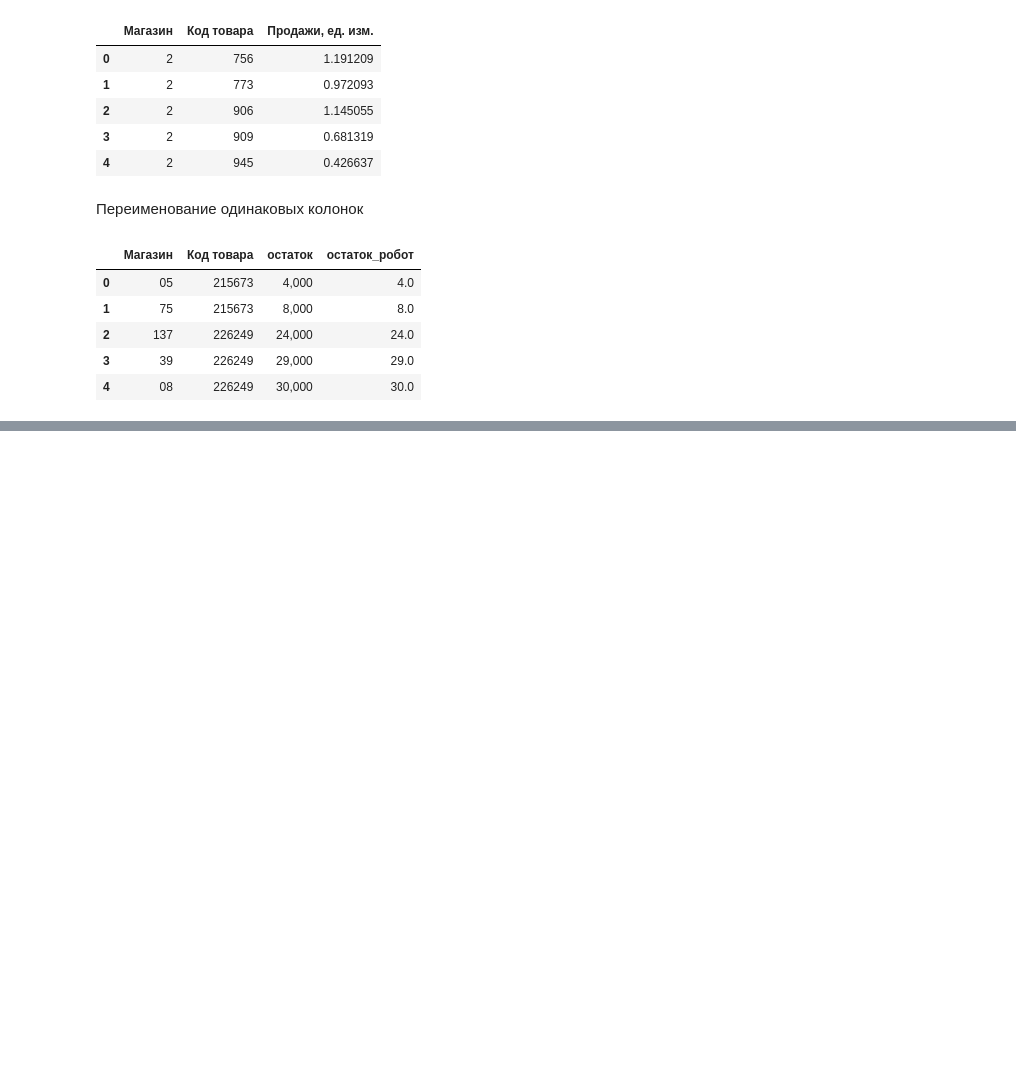
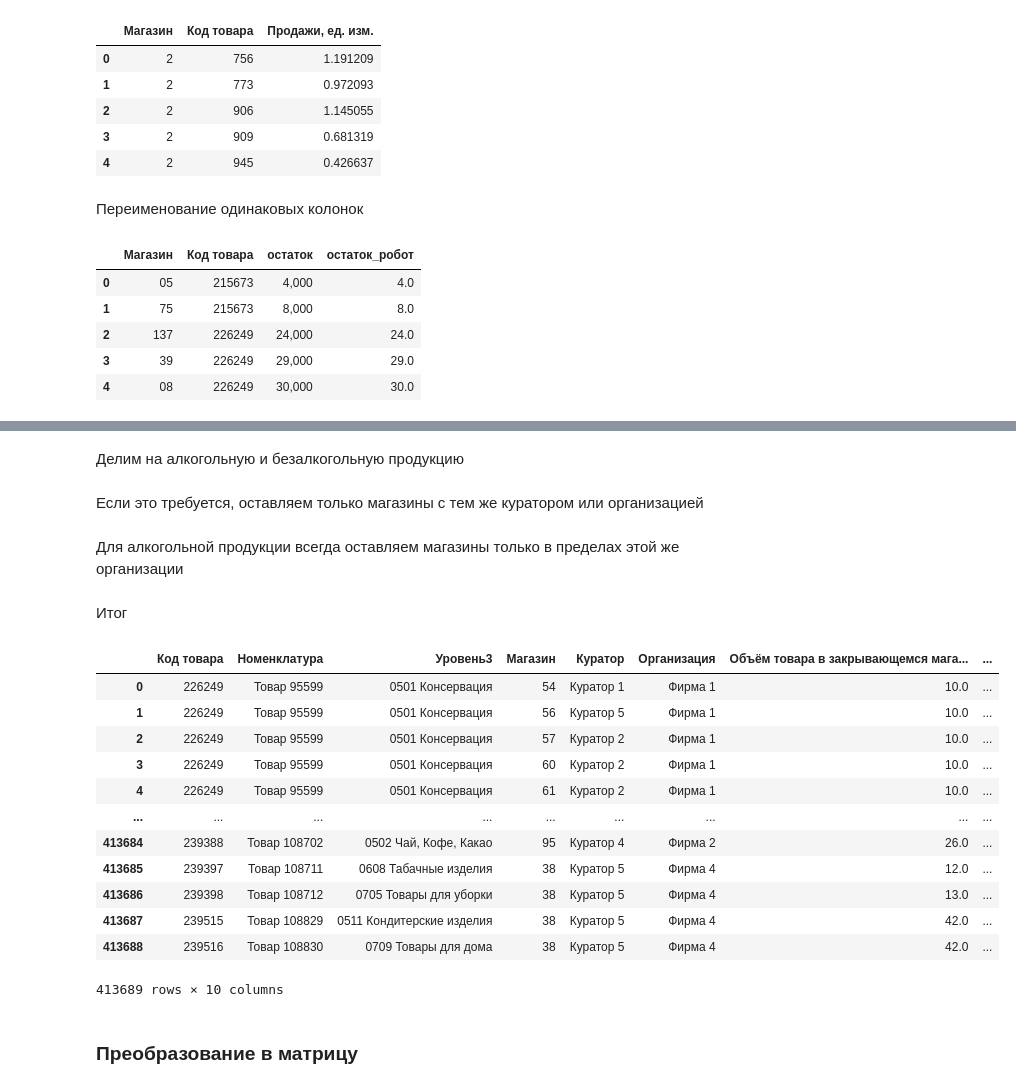
Before and after one commit to Rodeffs/Bachelor_Diploma_Project, a Jupyter notebook: swarm_intelligence_distribution.ipynb, the cells around one changed output, grey strips where cells are left out. Saved outputs shown, nothing was run; the diff lists cells and outputs as text; code cells hidden in the pictures; blank space fills up the shorter version.

```diff
--- a/swarm_intelligence_distribution.ipynb
+++ b/swarm_intelligence_distribution.ipynb
@@ -143,0 +205,3 @@ leftovers.head()
+# %%
+items = items.merge(sales, left_on=[col_item, col_store], right_on=[col_item, col_store]).filter(items=[col_item, "Номенклатура", "Уровень3", col_store, "Куратор", "Организация", col_vol, col_sales])
+items.head()
@@ -143,0 +242,4 @@ leftovers.head()
+# %%
+items = items.merge(leftovers, left_on=[col_item, col_store], right_on=[col_item, col_store]).filter(items=[col_item, "Номенклатура", "Уровень3", col_store, "Куратор", "Организация", col_vol, col_sales, col_maxcap, "остаток_робот"])
+items = items.rename(columns={"остаток_робот" : col_remain})
+items.head()
@@ -143,0 +253,36 @@ leftovers.head()
+# %% [markdown]
+Делим на алкогольную и безалкогольную продукцию
+# %%
+alcohol_items = None
+
+if separate_alcohol:
+    alcohol_items = items[
+        (items["Уровень3"] == "0601 Напитки безалкогольные") |
+        (items["Уровень3"] == "0602 Водка и Настойки") |
+        (items["Уровень3"] == "0603 Крепкие спиртные напитки") |
+        (items["Уровень3"] == "0604 Игристые вина") |
+        (items["Уровень3"] == "0605 Вермут") |
+        (items["Уровень3"] == "0606 Вино") |
+        (items["Уровень3"] == "0607 Слабоалкогольные напитки")]
+
+    items = items[
+        (items["Уровень3"] != "0601 Напитки безалкогольные") &
+        (items["Уровень3"] != "0602 Водка и Настойки") &
+        (items["Уровень3"] != "0603 Крепкие спиртные напитки") &
+        (items["Уровень3"] != "0604 Игристые вина") &
+        (items["Уровень3"] != "0605 Вермут") &
+        (items["Уровень3"] != "0606 Вино") &
+        (items["Уровень3"] != "0607 Слабоалкогольные напитки")]
+# %% [markdown]
+Если это требуется, оставляем только магазины с тем же куратором или организацией
+# %%
+if same_curator and same_organization:
+    items = items[(items["Куратор"] == closing_curator) | (items["Организация"] == closing_organization)]
+
+elif same_curator:
+    items = items[items["Куратор"] == closing_curator]
+
+elif same_organization:
+    items = items[items["Организация"] == closing_organization]
+# %% [markdown]
+Для алкогольной продукции всегда оставляем магазины только в пределах этой же организации
@@ -143,0 +292,18 @@ leftovers.head()
+# %% [markdown]
+Итог
+# %%
+items
+# %% [output]
+|  | Код товара | Номенклатура | Уровень3 | Магазин | Куратор | Организация | Объём товара в закрывающемся мага... | ... |
+| 0 | 226249 | Товар 95599 | 0501 Консервация | 54 | Куратор 1 | Фирма 1 | 10.0 | ... |
+| 1 | 226249 | Товар 95599 | 0501 Консервация | 56 | Куратор 5 | Фирма 1 | 10.0 | ... |
+| 2 | 226249 | Товар 95599 | 0501 Консервация | 57 | Куратор 2 | Фирма 1 | 10.0 | ... |
+| 3 | 226249 | Товар 95599 | 0501 Консервация | 60 | Куратор 2 | Фирма 1 | 10.0 | ... |
+| 4 | 226249 | Товар 95599 | 0501 Консервация | 61 | Куратор 2 | Фирма 1 | 10.0 | ... |
+| ... | ... | ... | ... | ... | ... | ... | ... | ... |
+| 413684 | 239388 | Товар 108702 | 0502 Чай, Кофе, Какао | 95 | Куратор 4 | Фирма 2 | 26.0 | ... |
+| 413685 | 239397 | Товар 108711 | 0608 Табачные изделия | 38 | Куратор 5 | Фирма 4 | 12.0 | ... |
+| 413686 | 239398 | Товар 108712 | 0705 Товары для уборки | 38 | Куратор 5 | Фирма 4 | 13.0 | ... |
+| 413687 | 239515 | Товар 108829 | 0511 Кондитерские изделия | 38 | Куратор 5 | Фирма 4 | 42.0 | ... |
+| 413688 | 239516 | Товар 108830 | 0709 Товары для дома | 38 | Куратор 5 | Фирма 4 | 42.0 | ... |
+413689 rows × 10 columns
@@ -143,0 +312,2 @@ leftovers.head()
+# %% [markdown]
+### Преобразование в матрицу
```
Also changed, not shown: parts of 26 cells of this notebook.
